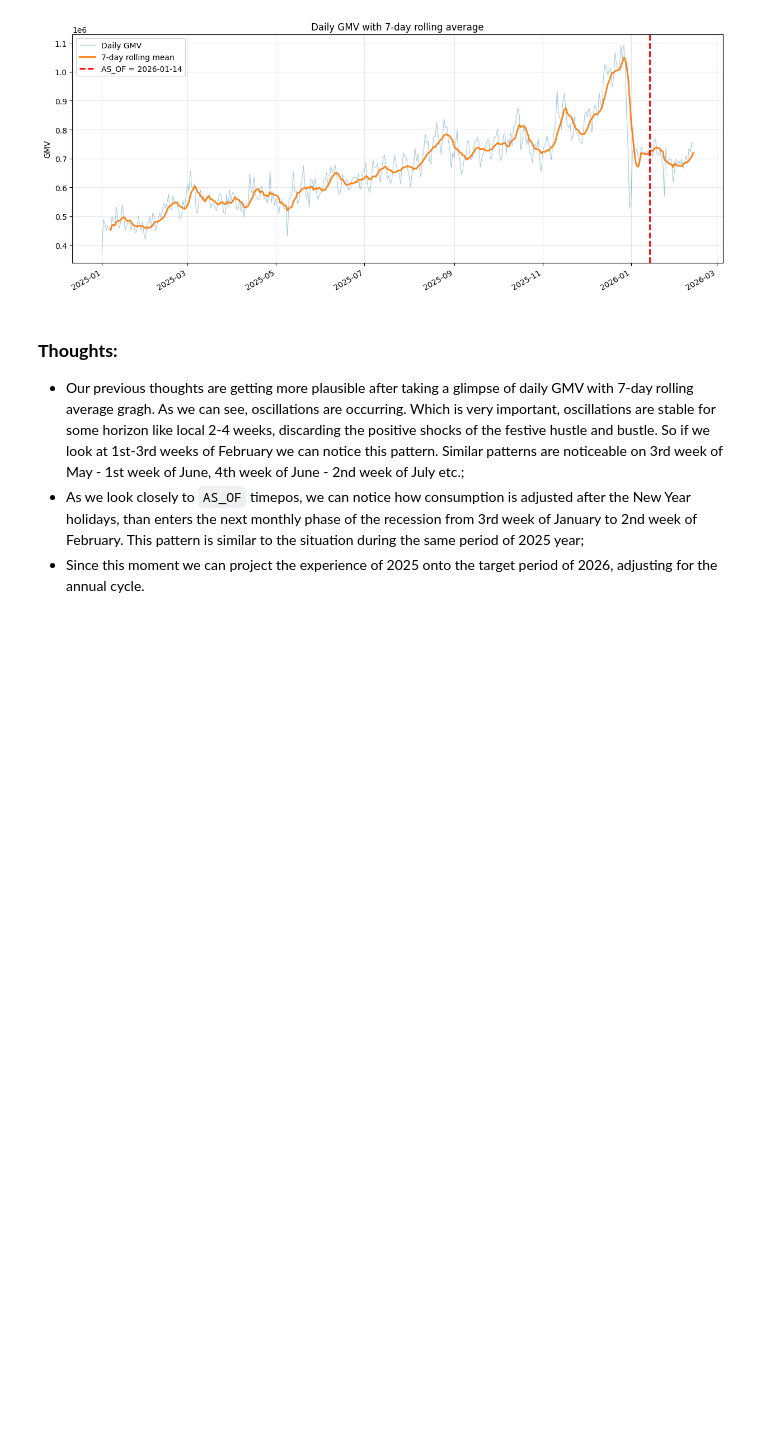
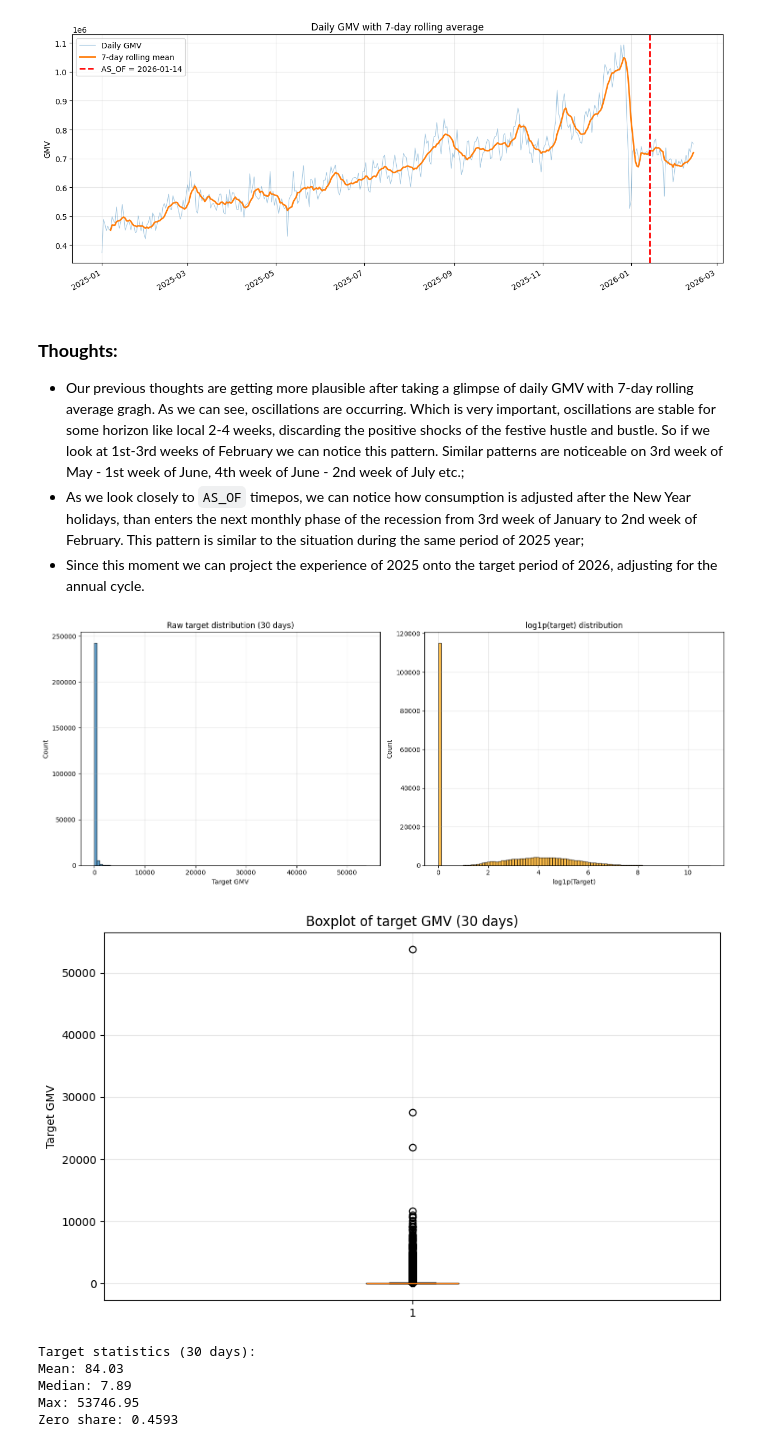
Before and after one commit to HelloImWebbieeee/E-cup_2026_by_Ozon_Tech, a Jupyter notebook: notebooks/data_eda.ipynb, the cells around one changed output. Drawn from its saved outputs; the diff is of its cells as text; code cells hidden in the pictures; blank space fills up the shorter version.

```diff
--- a/notebooks/data_eda.ipynb
+++ b/notebooks/data_eda.ipynb
@@ -31,8 +31,8 @@ DATASET_PATH = Path("D:\\.workspace\\Programming\\Projects\\E-cup_2026_by_Ozon_T
 
 PROJECT_ROOT = Path(r"D:\\.workspace\\Programming\\Projects\\E-cup_2026_by_Ozon_Tech")
 
-REPORTS_DIR = PROJECT_ROOT / "reports"
-REPORTS_DIR.mkdir(parents = True, exist_ok = True)
+REPORTS_GMV_DIR = PROJECT_ROOT / "reports" / "gmv"
+REPORTS_GMV_DIR.mkdir(parents = True, exist_ok = True)
 
 print("DATASET exists:", DATASET_PATH.exists())
 
@@ -753,3 +753,51 @@ plt.show()
 - Our previous thoughts are getting more plausible after taking a glimpse of daily GMV with 7-day rolling average gragh. As we can see, oscillations are occurring. Which is very important, oscillations are stable for some horizon like local 2-4 weeks, discarding the positive shocks of the festive hustle and bustle. So if we look at 1st-3rd weeks of February we can notice this pattern. Similar patterns are noticeable on 3rd week of May - 1st week of June, 4th week of June - 2nd week of July etc.;
 - As we look closely to `AS_OF` timepos, we can notice how consumption is adjusted after the New Year holidays, than enters the next monthly phase of the recession from 3rd week of January to 2nd week of February. This pattern is similar to the situation during the same period of 2025 year;
 - Since this moment we can project the experience of 2025 onto the target period of 2026, adjusting for the annual cycle.
+# %%
+# TARGET DISTRIBUTION
+target_vals = cv_target["target"].to_numpy()
+target_log = np.log1p(target_vals)
+
+fig, axes = plt.subplots(1, 2, figsize = (15, 6))
+
+# Raw target
+axes[0].hist(target_vals, bins = 100, alpha = 0.7, edgecolor = 'black')
+axes[0].set_title("Raw target distribution (30 days)")
+axes[0].set_xlabel("Target GMV")
+axes[0].set_ylabel("Count")
+axes[0].grid(alpha = 0.3)
+
+# Log1p target
+axes[1].hist(target_log, bins = 100, alpha = 0.7, edgecolor = 'black', color = 'orange')
+axes[1].set_title("log1p(target) distribution")
+axes[1].set_xlabel("log1p(Target)")
+axes[1].set_ylabel("Count")
+axes[1].grid(alpha = 0.3)
+
+plt.tight_layout()
+fig.savefig(REPORTS_GMV_DIR / "06_target_distribution.png", dpi = 150)
+plt.show()
+
+# Boxplot
+fig, ax = plt.subplots(figsize = (10, 6))
+ax.boxplot(target_vals, vert=True)
+ax.set_title("Boxplot of target GMV (30 days)")
+ax.set_ylabel("Target GMV")
+ax.grid(alpha = 0.3)
+fig.savefig(REPORTS_GMV_DIR / "07_target_boxplot.png", dpi = 150)
+plt.show()
+
+# Statistics
+print("Target statistics (30 days):")
+print(f"Mean: {target_vals.mean():.2f}")
+print(f"Median: {np.median(target_vals):.2f}")
+print(f"Max: {target_vals.max():.2f}")
+print(f"Zero share: {(target_vals == 0).mean():.4f}")
+# %% [output]
+[figure, added]
+[figure, added]
+Target statistics (30 days):
+Mean: 84.03
+Median: 7.89
+Max: 53746.95
+Zero share: 0.4593
```
Also changed, not shown: parts of 13 cells of this notebook.
